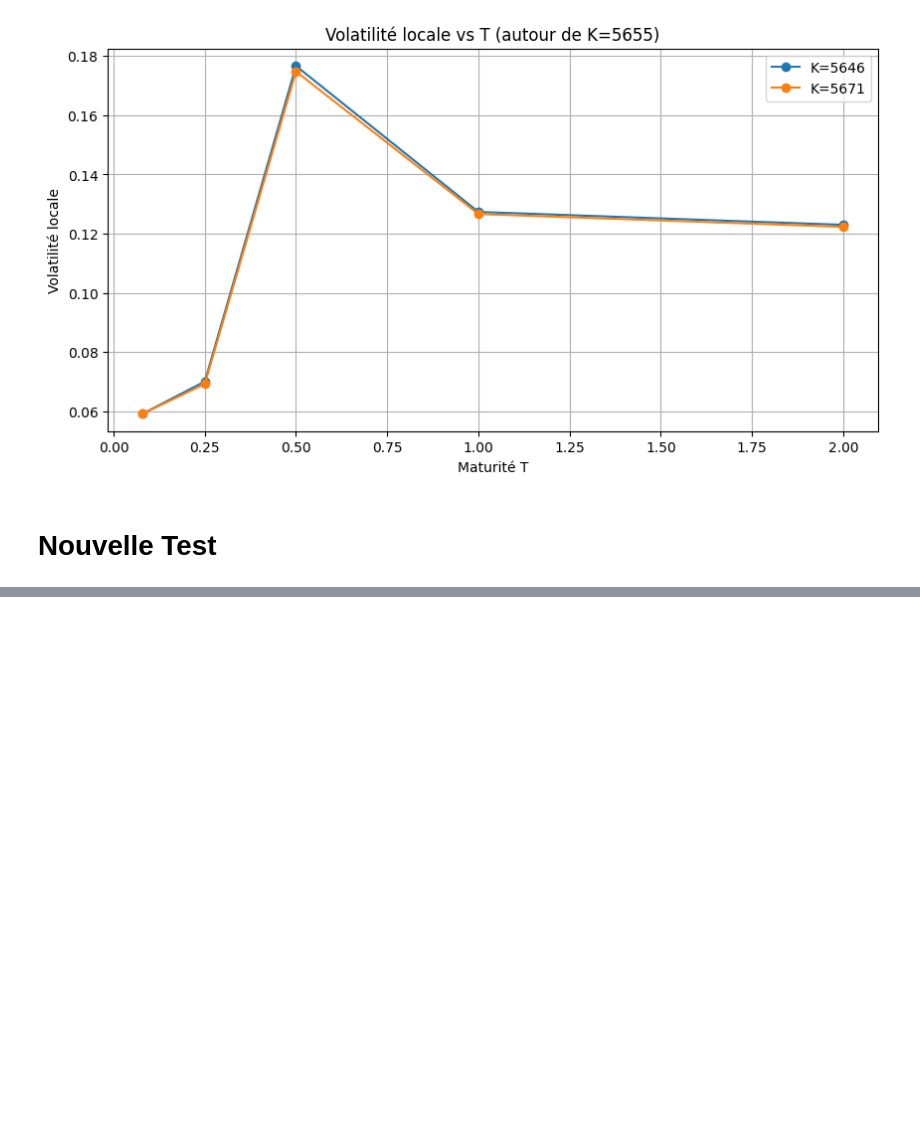
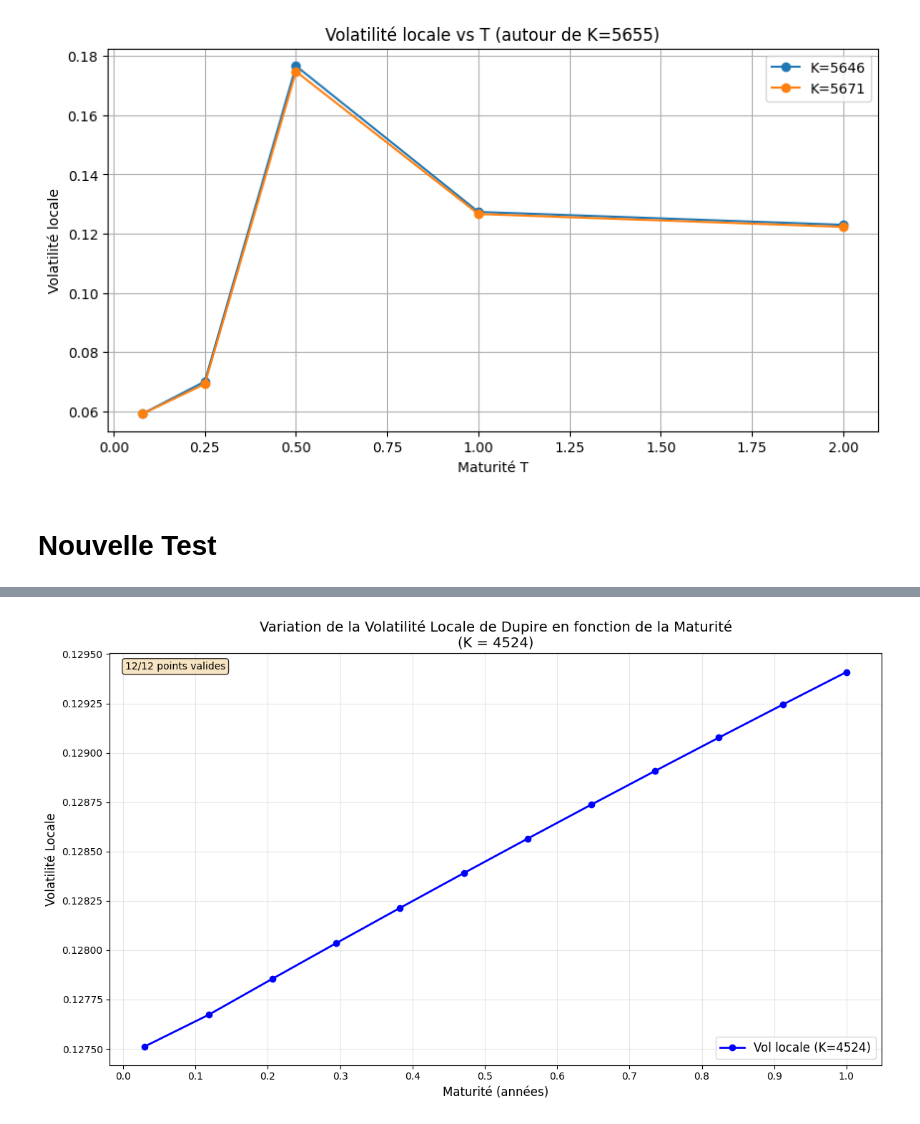
Before and after one commit to Eylz-Liu/Mod-le-vol-locale, a Jupyter notebook: Etude_local_vol_Dupire Daily.ipynb, the cells around one changed output, grey strips where cells are left out. Cells and saved outputs as stored; diff of their text form; code cells hidden in the pictures; blank space fills up the shorter version.

```diff
--- a/Etude_local_vol_Dupire Daily.ipynb
+++ b/Etude_local_vol_Dupire Daily.ipynb
@@ -664,0 +684,9 @@ def calculate_dupire_local_vol(T, K, spot, r, q):
+# %%
+# *******************************************************
+T_array = maturities
+K_array = strike_ratios
+IV_array = iv_matrix / 100  # Conversion en decimal (0.225 au lieu de 22.5%)
+
+# Création de la surface d'interpolation
+# iv_surface = interpolate.RectBivariateSpline(T_array, K_array, IV_array, kx=3, ky=3, s=0.1)  # s = paramètre de lissage
+iv_surface = interpolate.RectBivariateSpline(maturities, strike_ratios, IV_array, kx=3, ky=3, s=0.1)  # s = paramètre de lissage
@@ -685,0 +772,62 @@ np.float64(0.059678705291780786)
+# %%
+import numpy as np
+import matplotlib.pyplot as plt
+import pandas as pd
+
+# Paramètres
+spot = 5655
+K_calc = 4524  # Le strike fixe
+r = 0.01921
+q = 0.02
+
+# Grille de maturités
+T_values = np.linspace(0.03, 1.0, 12)
+
+# Stockage des résultats
+data = []
+
+# Boucle sur les maturités
+for T in T_values:
+    try:
+        vol = calculate_dupire_local_vol(T=T, K=K_calc, spot=spot, r=r, q=q)
+        data.append({'T': T, 'K': K_calc, 'local_vol': vol})
+    except Exception as e:
+        print(f"Erreur pour T={T}: {e}")
+        data.append({'T': T, 'K': K_calc, 'local_vol': np.nan})
+
+# Création du DataFrame
+df = pd.DataFrame(data)
+
+# Tracé de la volatilité locale en fonction de la maturité
+plt.figure(figsize=(12, 7))
+
+# Filtrer les valeurs non-null pour un tracé propre
+clean_df = df.dropna()
+
+if len(clean_df) > 0:
+    plt.plot(clean_df['T'], clean_df['local_vol'],
+             'bo-', linewidth=2, markersize=6, label=f'Vol locale (K={K_calc})')
+
+    plt.xlabel('Maturité (années)', fontsize=12)
+    plt.ylabel('Volatilité Locale', fontsize=12)
+    plt.title(f'Variation de la Volatilité Locale de Dupire en fonction de la Maturité\n(K = {K_calc})', fontsize=14)
+    plt.grid(True, alpha=0.3)
+    plt.legend(fontsize=12)
+
+    # Ajustement des ticks pour plus de lisibilité
+    plt.xticks(np.arange(0, 1.1, 0.1))
+
+    # Ajout d'une annotation pour le nombre de points valides
+    plt.text(0.02, 0.98, f'{len(clean_df)}/{len(df)} points valides',
+             transform=plt.gca().transAxes, verticalalignment='top',
+             bbox=dict(boxstyle='round', facecolor='wheat', alpha=0.8))
+else:
+    print("Aucune donnée valide à tracer")
+
+plt.tight_layout()
+plt.show()
+
+# Affichage du DataFrame pour vérification
+print("\nDataFrame des résultats:")
+print(df.head(10))
+# %% [output]
@@ -685,0 +851 @@ np.float64(0.059678705291780786)
+[figure, added]
```
Also changed, not shown: parts of 10 cells of this notebook.
